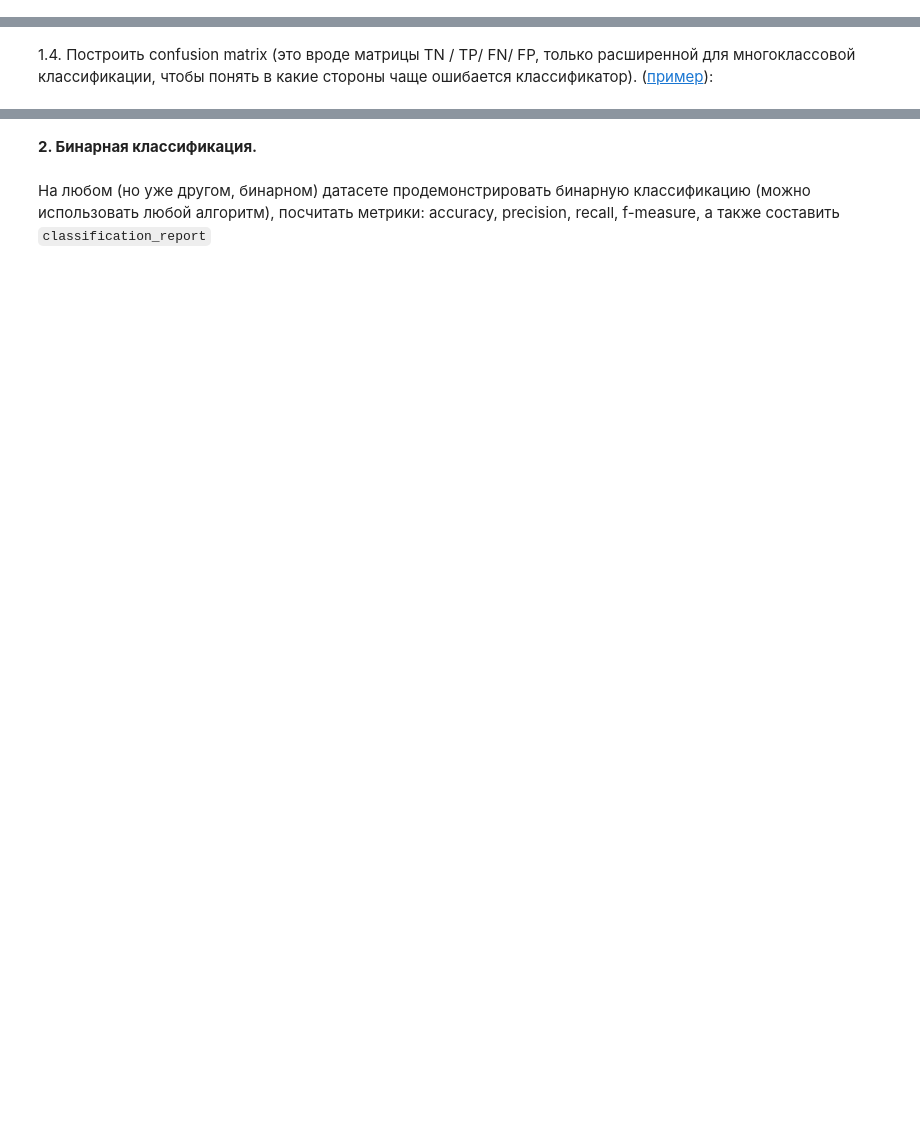
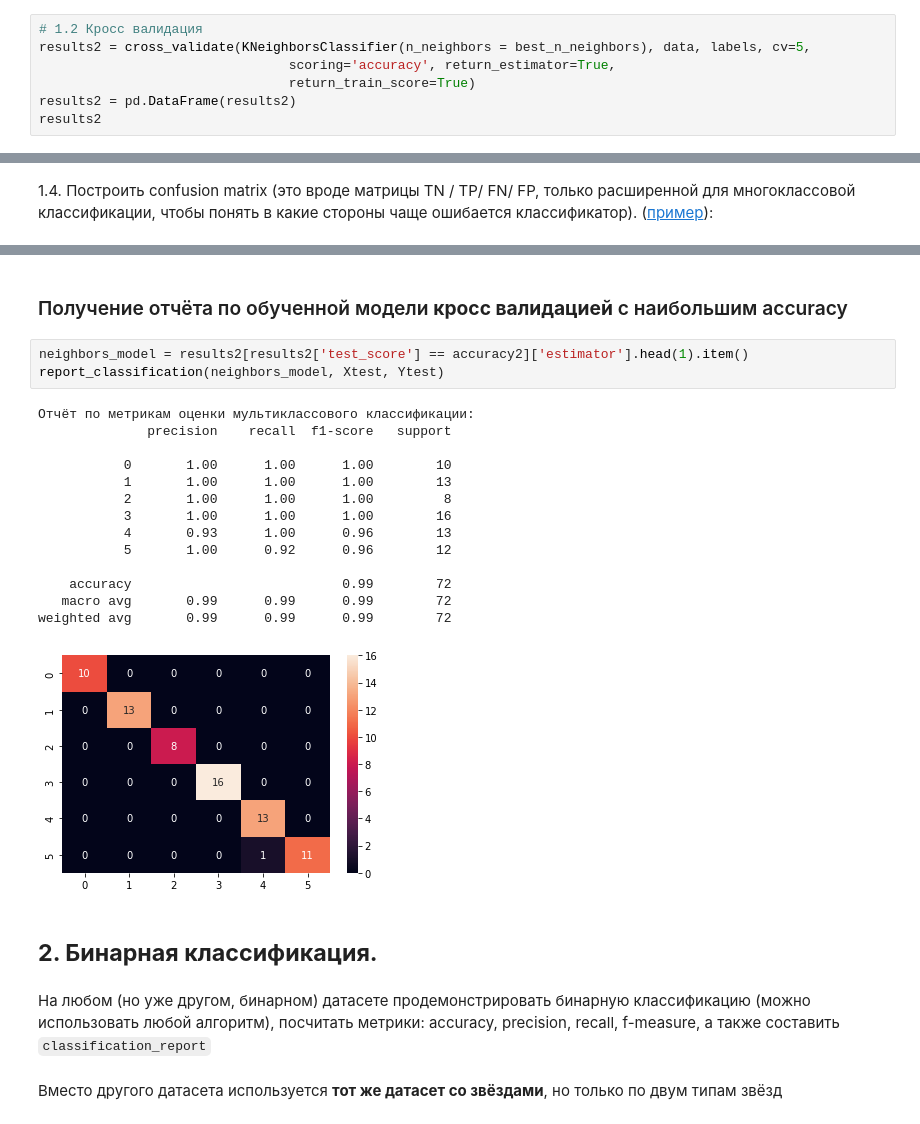
Before and after one commit to DiBoS290699/DataAnalysisTools, a Jupyter notebook: Lab3_Classification/lab_3_classification_6133_Borisov.ipynb, the cells around one changed output, grey strips where cells are left out. Cells and saved outputs as stored; diff of their text form; blank space fills up the shorter version.

```diff
--- a/Lab3_Classification/lab_3_classification_6133_Borisov.ipynb
+++ b/Lab3_Classification/lab_3_classification_6133_Borisov.ipynb
@@ -213,0 +177,7 @@ g = plt.legend()
+# %%
+# 1.2 Кросс валидация
+results2 = cross_validate(KNeighborsClassifier(n_neighbors = best_n_neighbors), data, labels, cv=5,
+                                scoring='accuracy', return_estimator=True,
+                                return_train_score=True)
+results2 = pd.DataFrame(results2)
+results2
@@ -241,4 +229,26 @@ weighted avg       1.00      1.00      1.00        72
+# %% [markdown]
+### Получение отчёта по обученной модели **кросс валидацией** с наибольшим accuracy
+# %%
+neighbors_model = results2[results2['test_score'] == accuracy2]['estimator'].head(1).item()
+report_classification(neighbors_model, Xtest, Ytest)
+# %% [output]
+Отчёт по метрикам оценки мультиклассового классификации:
+              precision    recall  f1-score   support
+
+           0       1.00      1.00      1.00        10
+           1       1.00      1.00      1.00        13
+           2       1.00      1.00      1.00         8
+           3       1.00      1.00      1.00        16
+           4       0.93      1.00      0.96        13
+           5       1.00      0.92      0.96        12
+
+    accuracy                           0.99        72
+   macro avg       0.99      0.99      0.99        72
+weighted avg       0.99      0.99      0.99        72
+[figure, added]
 # %% [markdown]
-**2. Бинарная классификация.**
+## **2. Бинарная классификация.**
 # %% [markdown]
 На любом (но уже другом, бинарном) датасете продемонстрировать бинарную классификацию (можно использовать любой алгоритм), посчитать метрики: accuracy, precision, recall, f-measure, а также составить `classification_report`
+# %% [markdown]
+Вместо другого датасета используется **тот же датасет со звёздами**, но только по двум типам звёзд
```
Also changed, not shown: parts of 39 cells of this notebook.
